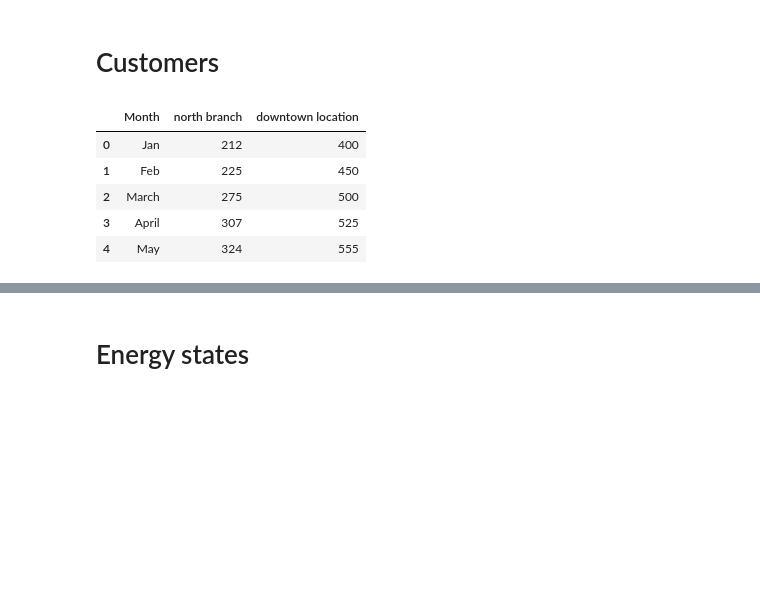
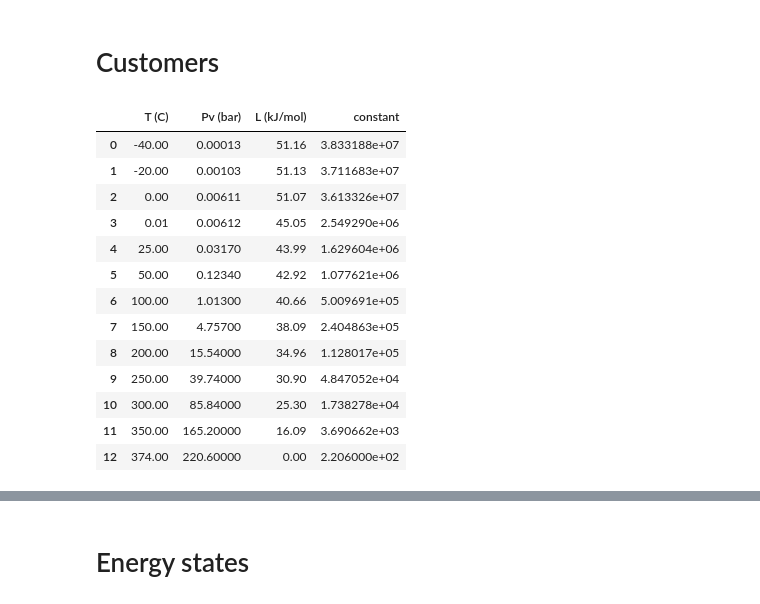
Before and after one commit to spurdue11/plots_for_chem_lit, a Jupyter notebook: PlotsChemLit.ipynb, the cells around one changed output, grey strips where cells are left out. Saved outputs shown, nothing was run; the diff lists cells and outputs as text; code cells hidden in the pictures; blank space fills up the shorter version.

```diff
--- a/PlotsChemLit.ipynb
+++ b/PlotsChemLit.ipynb
@@ -19,13 +24,22 @@ fatal: destination path 'plots_for_chem_lit' already exists and is not an empty
 * If you want a complete list of possible marker codes, visit https://matplotlib.org/3.3.3/api/markers_api.html.
 # %% [markdown]
 # Customers
-# %%
-customers = pd.read_excel("plots_for_chem_lit/customers.xlsx")
-customers.head()
-# %% [output]
-|  | Month | north branch | downtown location |
-| 0 | Jan | 212 | 400 |
-| 1 | Feb | 225 | 450 |
-| 2 | March | 275 | 500 |
-| 3 | April | 307 | 525 |
-| 4 | May | 324 | 555 |
+# %%
+data = pd.read_csv("plots_for_chem_lit/fig511_data.csv")
+data['constant'] = data['Pv (bar)']*np.exp(data['L (kJ/mol)']*1000/(data['T (C)']+273)/8.314)
+data
+# %% [output]
+|  | T (C) | Pv (bar) | L (kJ/mol) | constant |
+| 0 | -40.00 | 0.00013 | 51.16 | 3.833188e+07 |
+| 1 | -20.00 | 0.00103 | 51.13 | 3.711683e+07 |
+| 2 | 0.00 | 0.00611 | 51.07 | 3.613326e+07 |
+| 3 | 0.01 | 0.00612 | 45.05 | 2.549290e+06 |
+| 4 | 25.00 | 0.03170 | 43.99 | 1.629604e+06 |
+| 5 | 50.00 | 0.12340 | 42.92 | 1.077621e+06 |
+| 6 | 100.00 | 1.01300 | 40.66 | 5.009691e+05 |
+| 7 | 150.00 | 4.75700 | 38.09 | 2.404863e+05 |
+| 8 | 200.00 | 15.54000 | 34.96 | 1.128017e+05 |
+| 9 | 250.00 | 39.74000 | 30.90 | 4.847052e+04 |
+| 10 | 300.00 | 85.84000 | 25.30 | 1.738278e+04 |
+| 11 | 350.00 | 165.20000 | 16.09 | 3.690662e+03 |
+| 12 | 374.00 | 220.60000 | 0.00 | 2.206000e+02 |
```
Also changed, not shown: parts of 6 cells of this notebook.
